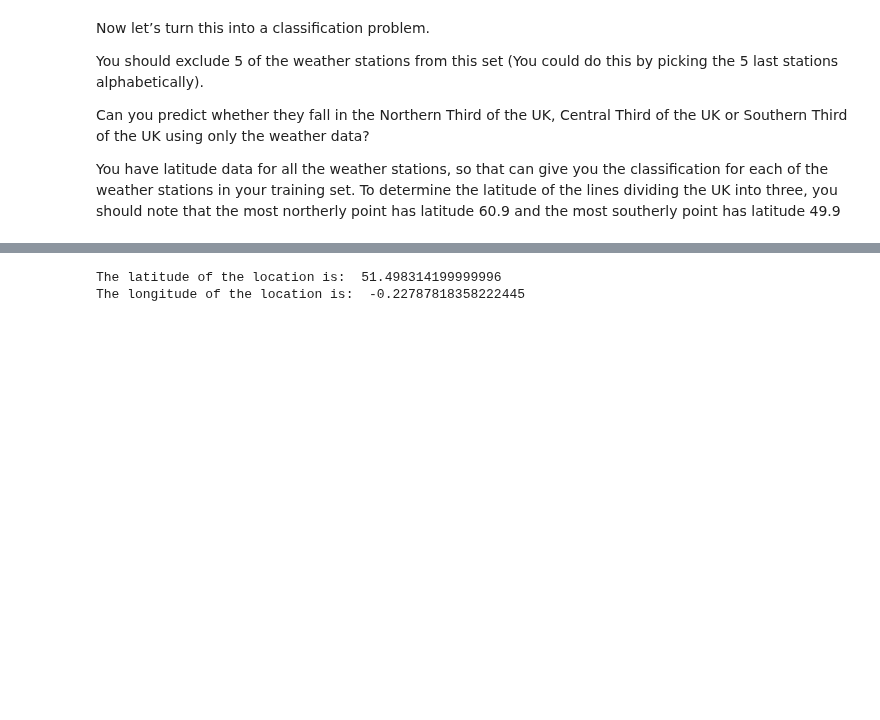
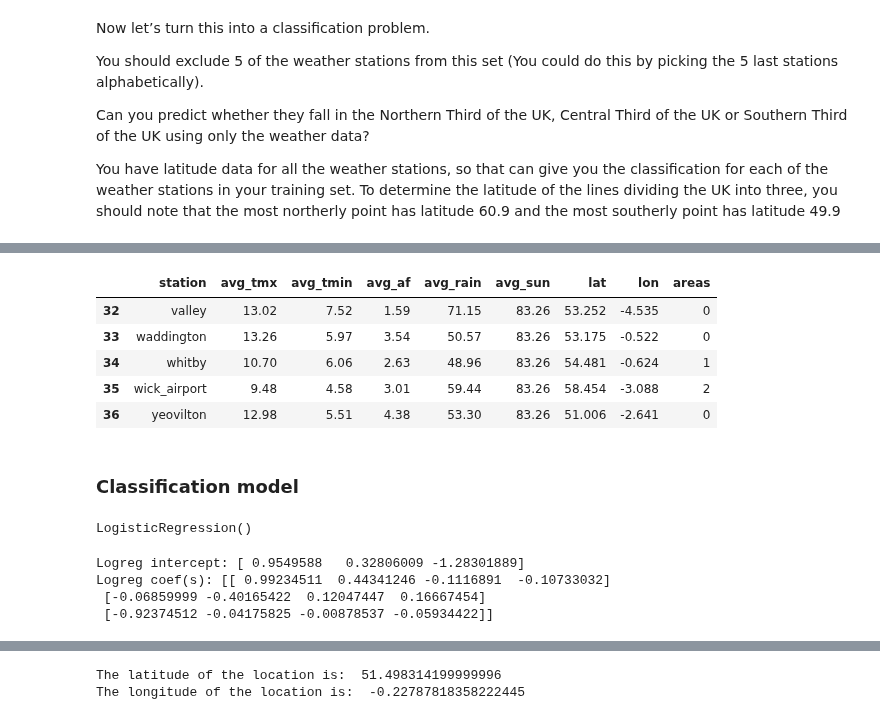
Before and after one commit to paxton615/Notes, a Jupyter notebook: Weather_stations/Download_station_data.ipynb, the cells around one changed output, grey strips where cells are left out. Saved outputs shown, nothing was run; the diff lists cells and outputs as text; code cells hidden in the pictures; blank space fills up the shorter version.

```diff
--- a/Weather_stations/Download_station_data.ipynb
+++ b/Weather_stations/Download_station_data.ipynb
@@ -482,0 +484,13 @@ last_five = data
+# %%
+# lat_area: south_area(49.9 - 53.567), mid_area(53.567 - 57.233), north_area(57.233 - 60.9)
+data['areas'] = [0 if  49.9<= i <= 53.567 else 1 if 53.567< i <= 57.233
+                else 2 for i in data.lat ]
+# %%
+data.tail()
+# %% [output]
+|  | station | avg_tmx | avg_tmin | avg_af | avg_rain | avg_sun | lat | lon | areas |
+| 32 | valley | 13.02 | 7.52 | 1.59 | 71.15 | 83.26 | 53.252 | -4.535 | 0 |
+| 33 | waddington | 13.26 | 5.97 | 3.54 | 50.57 | 83.26 | 53.175 | -0.522 | 0 |
+| 34 | whitby | 10.70 | 6.06 | 2.63 | 48.96 | 83.26 | 54.481 | -0.624 | 1 |
+| 35 | wick_airport | 9.48 | 4.58 | 3.01 | 59.44 | 83.26 | 58.454 | -3.088 | 2 |
+| 36 | yeovilton | 12.98 | 5.51 | 4.38 | 53.30 | 83.26 | 51.006 | -2.641 | 0 |
@@ -482,0 +502,2 @@ last_five = data
+# %% [markdown]
+###  Classification model
@@ -482,0 +507,15 @@ last_five = data
+# %%
+logreg = LogisticRegression (solver='lbfgs')
+logreg.fit(X_train, y_train)
+# %% [output]
+LogisticRegression()
+# %%
+print('Logreg intercept:', logreg.intercept_)
+print('Logreg coef(s):', logreg.coef_)
+# print('Logreg predicted probabilities:\n',
+#       logreg.predict_proba(y_test))
+# %% [output]
+Logreg intercept: [ 0.9549588   0.32806009 -1.28301889]
+Logreg coef(s): [[ 0.99234511  0.44341246 -0.1116891  -0.10733032]
+ [-0.06859999 -0.40165422  0.12047447  0.16667454]
+ [-0.92374512 -0.04175825 -0.00878537 -0.05934422]]
```
Also changed, not shown: parts of 26 cells of this notebook, 2 other files.
